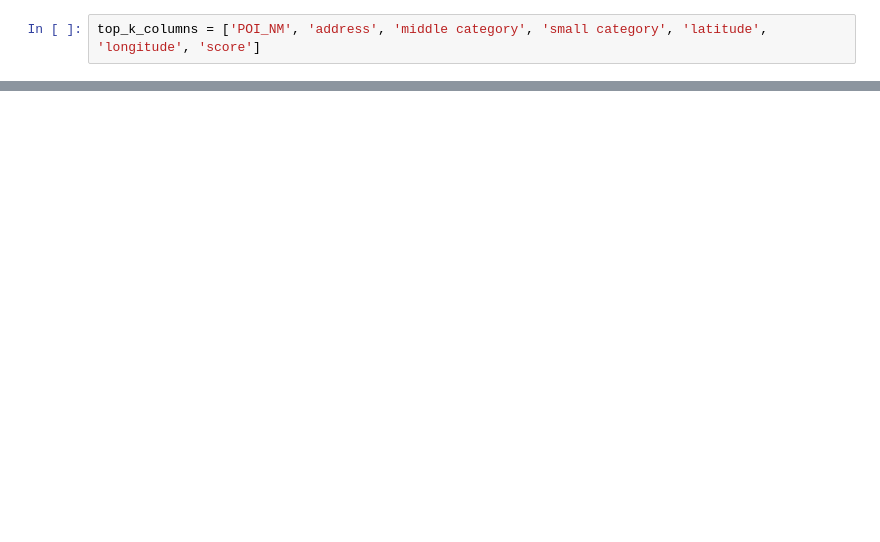
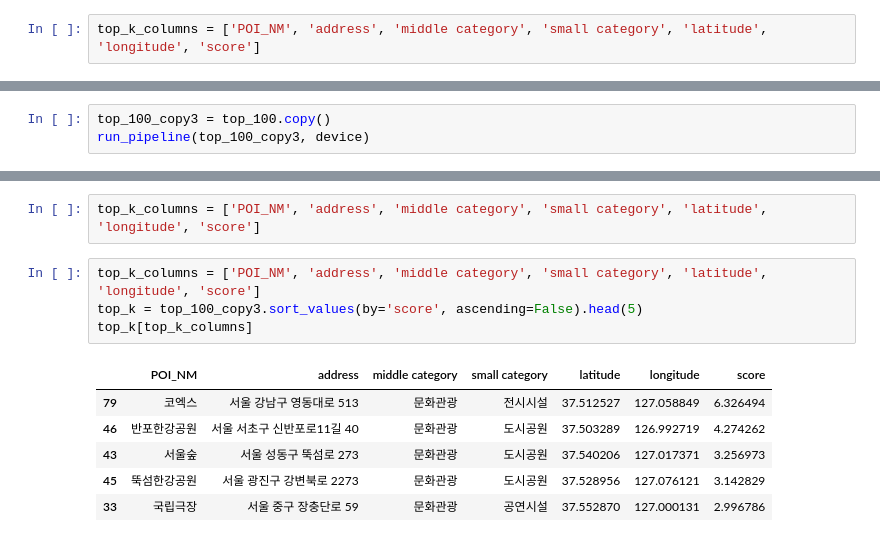
Before and after one commit to JaewonLee11/carSharing, a Jupyter notebook: CarSharing_vis.ipynb, the cells around one changed output, grey strips where cells are left out. Saved outputs shown, nothing was run; the diff lists cells and outputs as text; blank space fills up the shorter version.

```diff
--- a/CarSharing_vis.ipynb
+++ b/CarSharing_vis.ipynb
@@ -859,0 +1306,3 @@ top_100[['score', 'relevance']].corr()
+# %%
+top_100_copy3 = top_100.copy()
+run_pipeline(top_100_copy3, device)
@@ -859,0 +1380,13 @@ top_100[['score', 'relevance']].corr()
+# %%
+top_k_columns = ['POI_NM', 'address', 'middle category', 'small category', 'latitude', 'longitude', 'score']
+# %%
+top_k_columns = ['POI_NM', 'address', 'middle category', 'small category', 'latitude', 'longitude', 'score']
+top_k = top_100_copy3.sort_values(by='score', ascending=False).head(5)
+top_k[top_k_columns]
+# %% [output]
+|  | POI_NM | address | middle category | small category | latitude | longitude | score |
+| 79 | 코엑스 | 서울 강남구 영동대로 513 | 문화관광 | 전시시설 | 37.512527 | 127.058849 | 6.326494 |
+| 46 | 반포한강공원 | 서울 서초구 신반포로11길 40 | 문화관광 | 도시공원 | 37.503289 | 126.992719 | 4.274262 |
+| 43 | 서울숲 | 서울 성동구 뚝섬로 273 | 문화관광 | 도시공원 | 37.540206 | 127.017371 | 3.256973 |
+| 45 | 뚝섬한강공원 | 서울 광진구 강변북로 2273 | 문화관광 | 도시공원 | 37.528956 | 127.076121 | 3.142829 |
+| 33 | 국립극장 | 서울 중구 장충단로 59 | 문화관광 | 공연시설 | 37.552870 | 127.000131 | 2.996786 |
```
Also changed, not shown: parts of 28 cells of this notebook.
